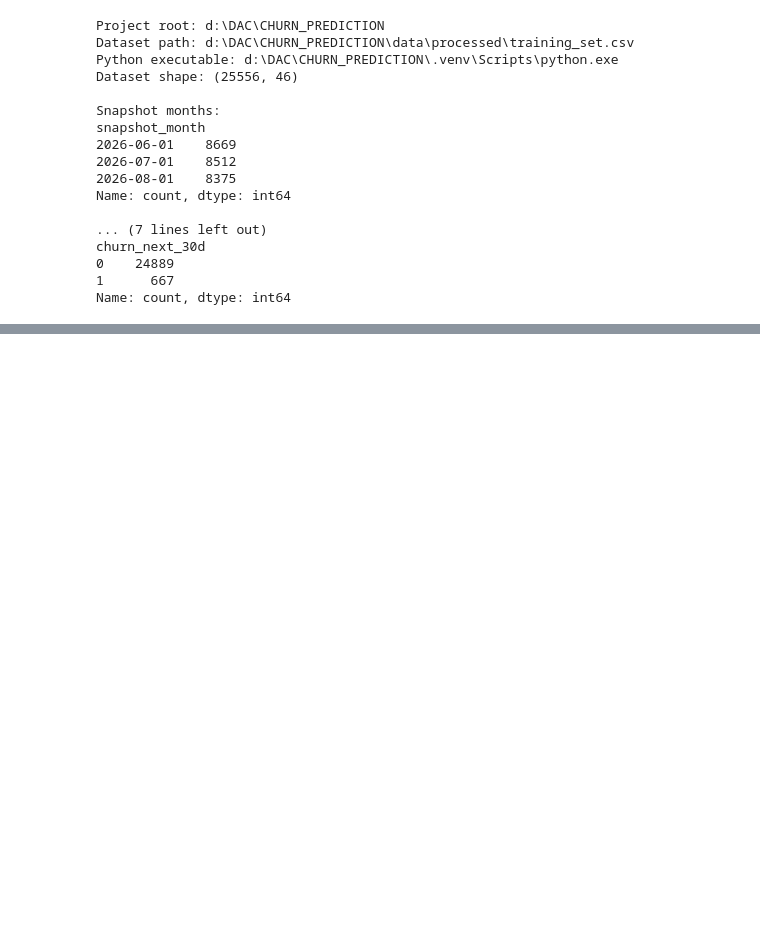
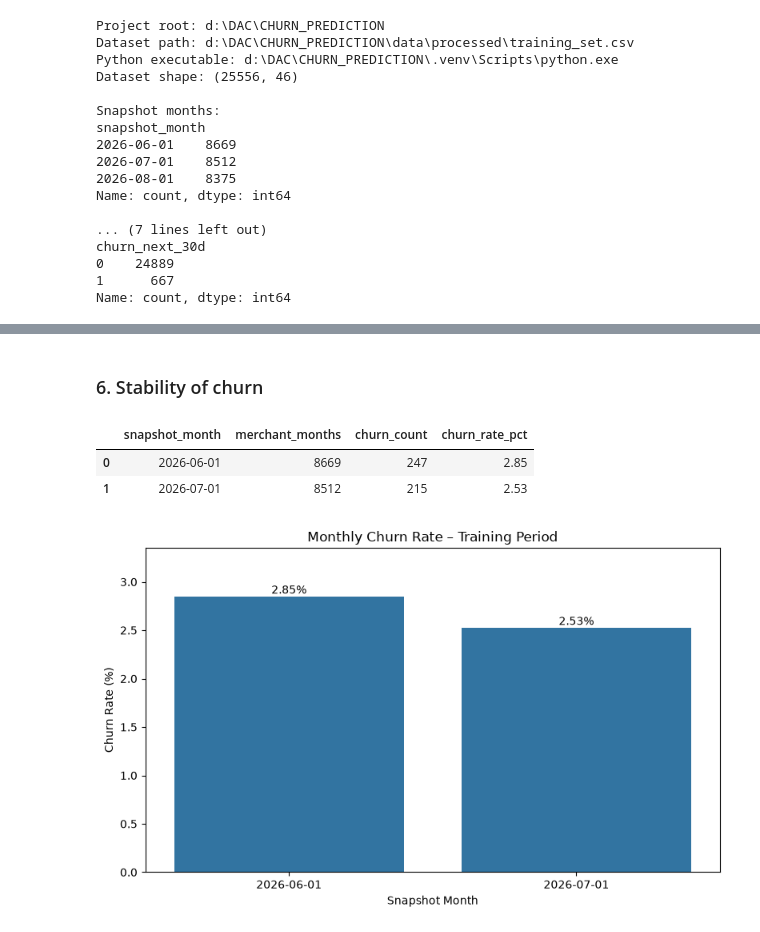
Before and after one commit to LinhNguyenkhanh123/churn-prediction, a Jupyter notebook: notebooks/eda.ipynb, the cells around one changed output, grey strips where cells are left out. Cells and saved outputs as stored; diff of their text form; code cells hidden in the pictures; blank space fills up the shorter version.

```diff
--- a/notebooks/eda.ipynb
+++ b/notebooks/eda.ipynb
@@ -89,0 +803,54 @@ Name: count, dtype: int64
+# %% [markdown]
+### 6. Stability of churn
+# %%
+# Compare monthly churn rates in the training period
+
+monthly_churn = (
+    train_eda.groupby("snapshot_month")
+    .agg(
+        merchant_months=("churn_next_30d", "size"),
+        churn_count=("churn_next_30d", "sum"),
+        churn_rate=("churn_next_30d", "mean")
+    )
+    .reset_index()
+)
+
+monthly_churn["churn_rate_pct"] = monthly_churn["churn_rate"] * 100
+
+display(
+    monthly_churn[
+        ["snapshot_month", "merchant_months", "churn_count", "churn_rate_pct"]
+    ].round(2)
+)
+# %% [output]
+|  | snapshot_month | merchant_months | churn_count | churn_rate_pct |
+| 0 | 2026-06-01 | 8669 | 247 | 2.85 |
+| 1 | 2026-07-01 | 8512 | 215 | 2.53 |
+# %%
+# Visualize
+
+plt.figure(figsize=(8, 5))
+
+sns.barplot(
+    data=monthly_churn,
+    x="snapshot_month",
+    y="churn_rate_pct"
+)
+
+plt.title("Monthly Churn Rate – Training Period")
+plt.xlabel("Snapshot Month")
+plt.ylabel("Churn Rate (%)")
+
+for i, row in monthly_churn.iterrows():
+    plt.text(
+        i,
+        row["churn_rate_pct"] + 0.03,
+        f'{row["churn_rate_pct"]:.2f}%',
+        ha="center"
+    )
+
+plt.ylim(0, monthly_churn["churn_rate_pct"].max() + 0.5)
+plt.tight_layout()
+plt.show()
+# %% [output]
+[figure, added]
```
Also changed, not shown: parts of 54 cells of this notebook.
